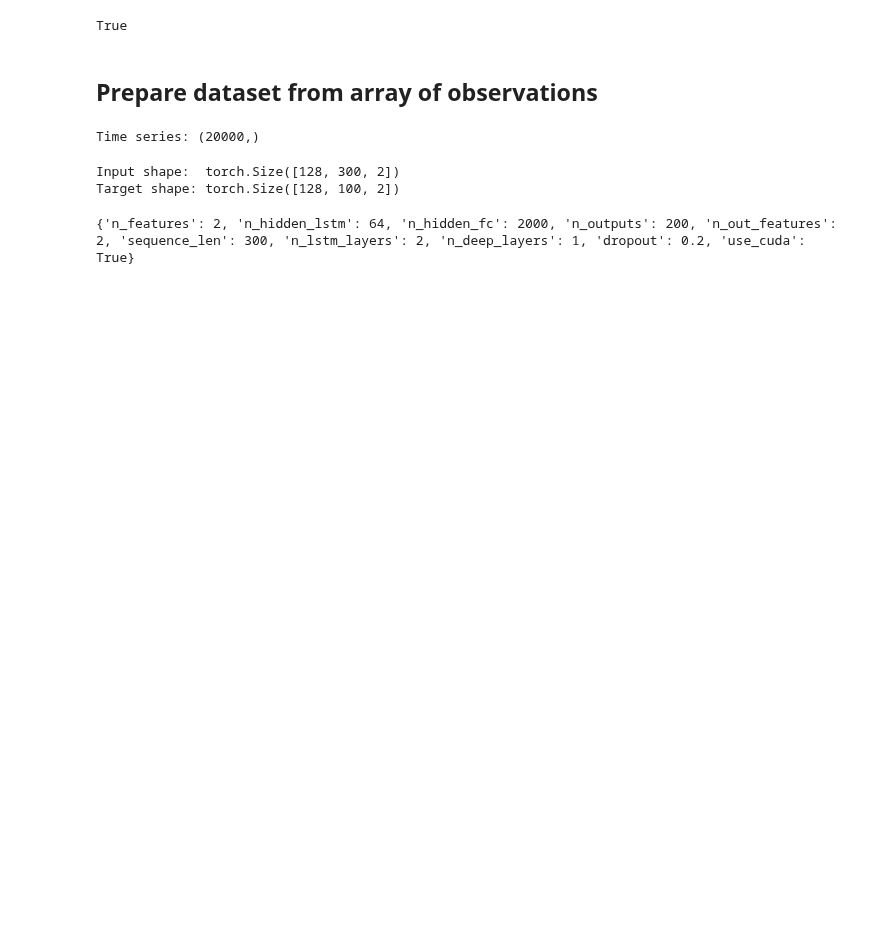
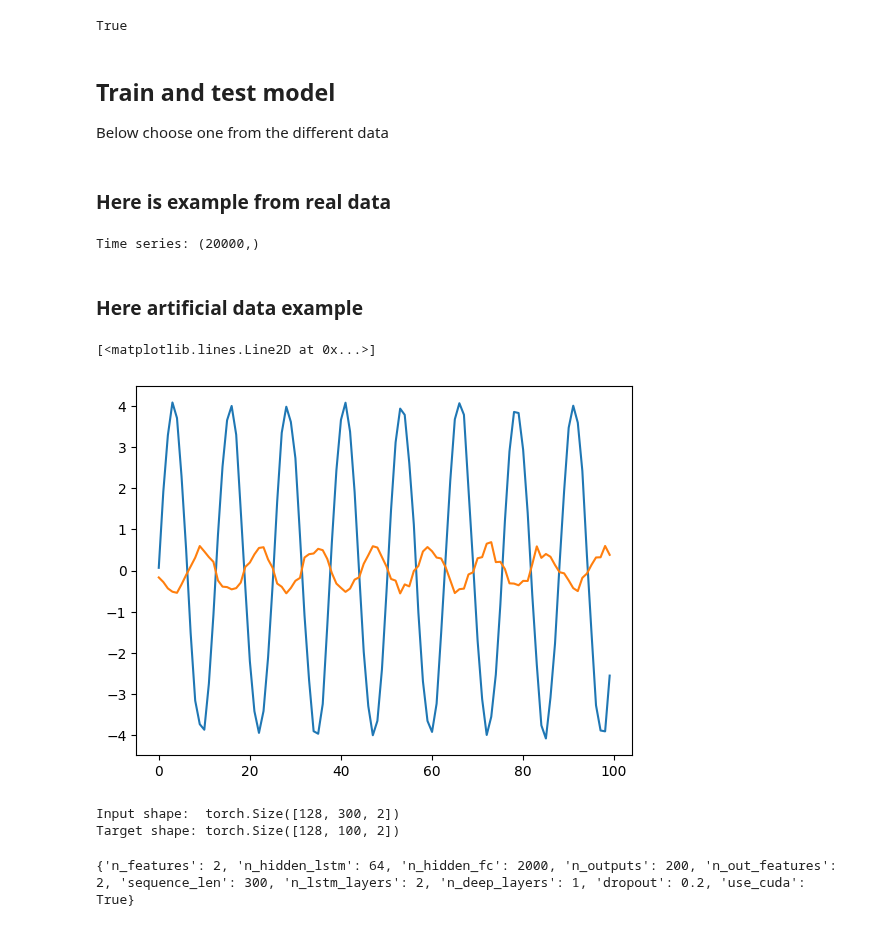
Before and after one commit to maxbalrog/laser-jitter, a Jupyter notebook: notebooks/production.ipynb, the cells around one changed output. Drawn from its saved outputs; the diff is of its cells as text; code cells hidden in the pictures; blank space fills up the shorter version.

```diff
--- a/notebooks/production.ipynb
+++ b/notebooks/production.ipynb
@@ -13,7 +13,10 @@ from laser_jitter.production import (get_datasets, get_default_model_params,
 # %% [output]
 True
 # %% [markdown]
-## Prepare dataset from array of observations
+## Train and test model
+Below choose one from the different data
+# %% [markdown]
+### Here is example from real data
 # %%
 # Load data
 data = pd.read_csv("../data/cryo07_decFULL.csv", header=None)
@@ -35,6 +38,38 @@ if n_features == 1:
     ts_data = ts_data.reshape(len(ts_data), n_features)
 else:
     ts_data = ts_data.reshape(len(ts_data)//2, n_features)
+# %% [markdown]
+### Here artificial data example
+# %%
+# time grid
+t0 = 4000
+t = np.linspace(0,t0,t0)
+
+# noise
+noise_x = 0.1 * np.random.normal(size=t.shape)
+noise_y = 0.1 * np.random.normal(size=t.shape)
+
+# parameters of oscillations in x
+x0 = 4
+omega = 0.5
+phase_x = 0
+x = x0 * np.sin(omega*t + phase_x) + noise_x
+
+# parameters of oscillations in y
+y0 = 0.5
+omega = 0.5
+phase_y = np.pi
+y = y0 * np.sin(omega*t + phase_y) + noise_y
+
+ts_data = np.vstack([x,y]).T
+n_features = 2
+
+N = 100
+plt.plot(t[:N], x[:N])
+plt.plot(t[:N], y[:N])
+# %% [output]
+[<matplotlib.lines.Line2D at 0x...>]
+[figure, added]
 # %%
 # introduce smoothing parameters for the series
 N = 5
```
Also changed, not shown: parts of 6 cells of this notebook, 2 other files.
